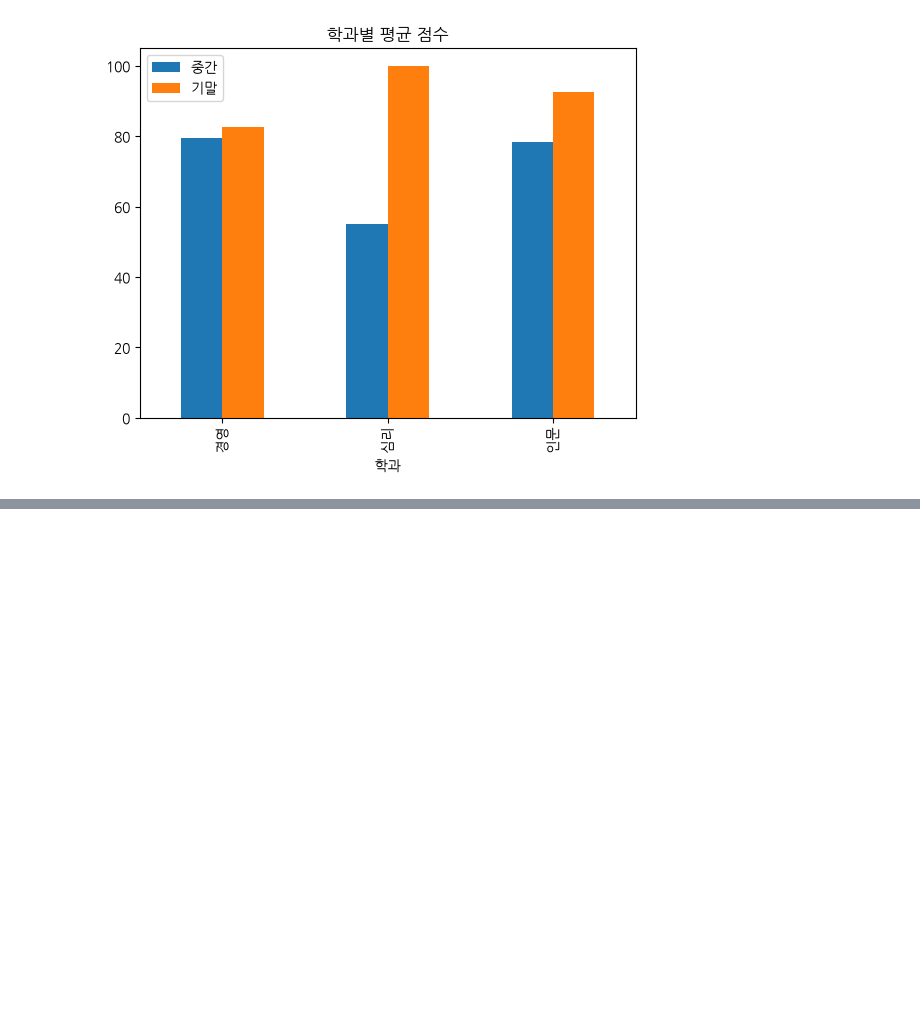
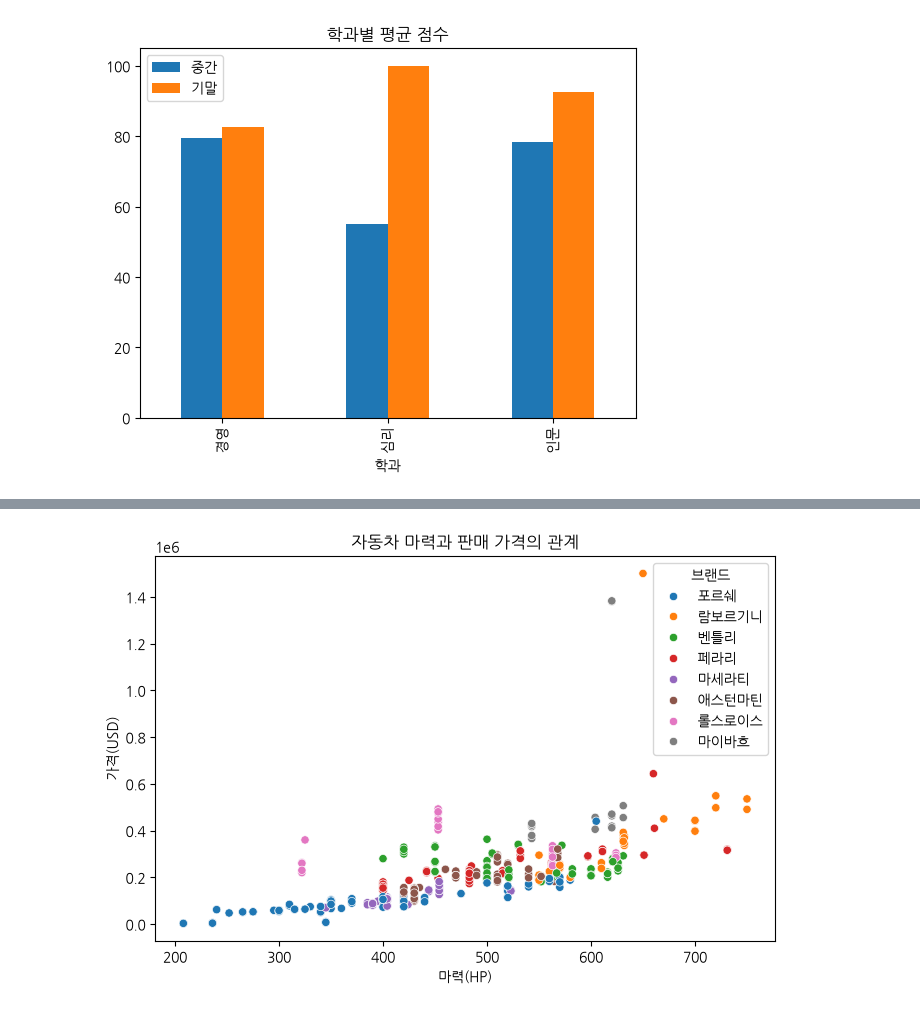
Before and after one commit to Aranica/BIOPYTHON_BOOK, a Jupyter notebook: 머신러닝과 딥러닝/Chapter_2.ipynb, the cells around one changed output, grey strips where cells are left out. Cells and saved outputs as stored; diff of their text form; code cells hidden in the pictures; blank space fills up the shorter version.

```diff
--- a/머신러닝과 딥러닝/Chapter_2.ipynb
+++ b/머신러닝과 딥러닝/Chapter_2.ipynb
@@ -313,0 +609,22 @@ plt.show()
+# %%
+#되새김_2장_Q2
+#사본 라이브러리를 사용해 자동차의 마력과 판매 가격의 관계를 산점도로 시각화
+#다음 코드를 활용 :seaborn.scatterplot(x-df["마력"],y=df["가격"],hue=df["브랜드"])
+
+!pip install koreanize_matplotlib
+
+import koreanize_matplotlib
+import matplotlib.pyplot as plt
+import seaborn as sns
+import numpy as np
+import pandas as pd
+
+car = pd.read_csv('car.csv',encoding='cp949')
+car
+plt.figure(figsize=(8, 5))
+sns.scatterplot(x=car["마력"],y=car["가격"],hue=car["브랜드"])
+
+plt.xlabel("마력(HP)"); plt.ylabel("가격(USD)")
+plt.title("자동차 마력과 판매 가격의 관계")
+plt.show()
+# %% [output]
@@ -313,0 +643 @@ plt.show()
+[figure, added]
```
Also changed, not shown: parts of 15 cells of this notebook, 3 other files.
